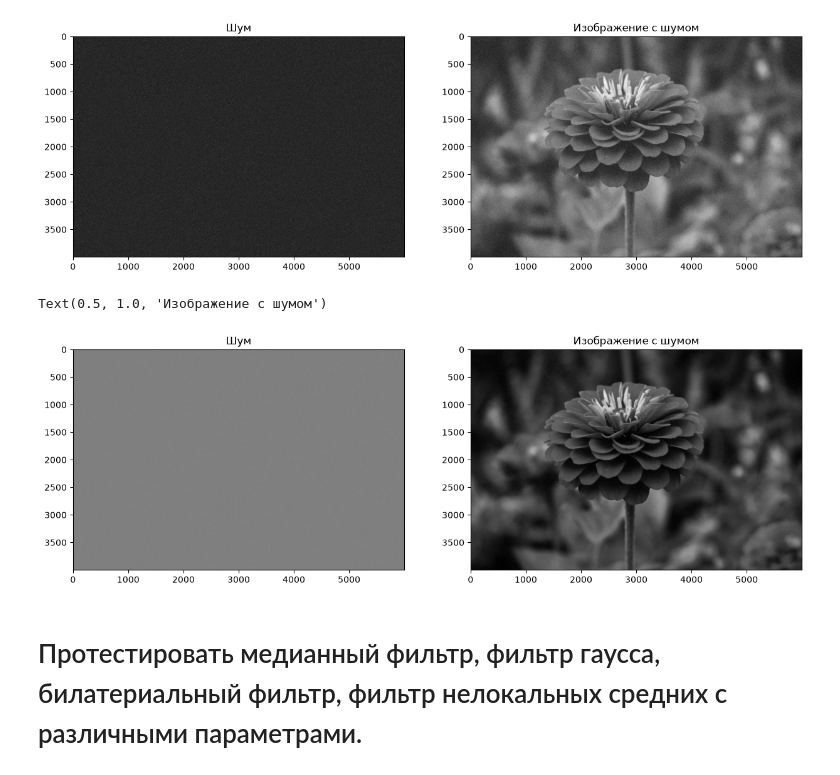
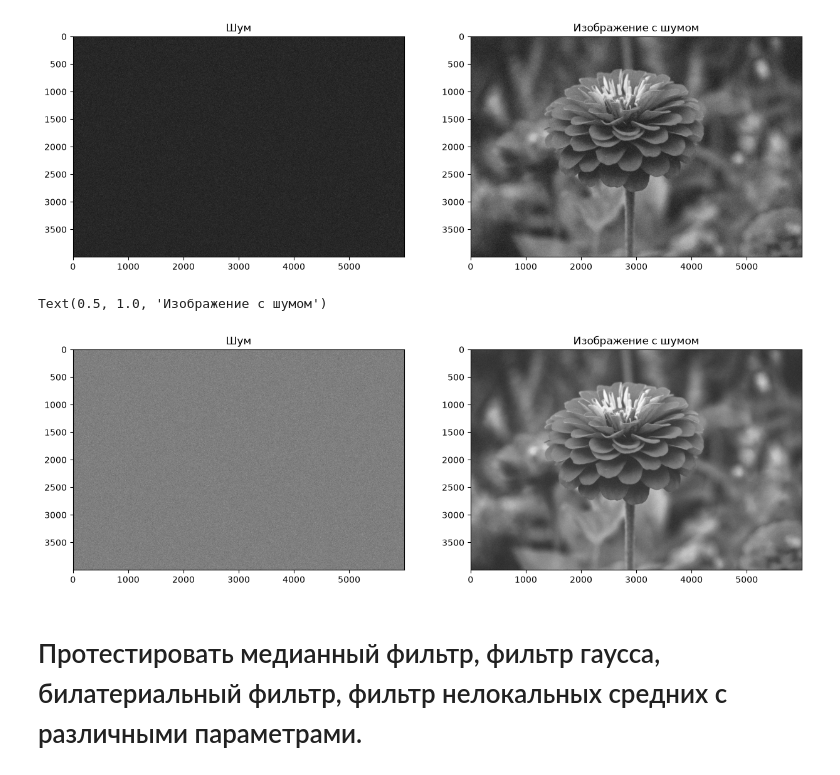
Before and after one commit to CasySh/image-processing-labs, a Jupyter notebook: Lab2.ipynb, the cells around one changed output. Drawn from its saved outputs; the diff is of its cells as text; code cells hidden in the pictures.

```diff
--- a/Lab2.ipynb
+++ b/Lab2.ipynb
@@ -40,31 +40,23 @@ axes[1].set_title('Изображение с шумом')
 Text(0.5, 1.0, 'Изображение с шумом')
 [figure]
 # %%
-# постоянный шум (соль-перец)
-noise =  np.random.randint(0, 101, size = (image_gray.shape[0], image_gray.shape[1]), dtype=int)
-zeros_pixel = np.where(noise == 0)
-ones_pixel = np.where(noise == 100)
-
-bg_image = np.ones(image_gray.shape, np.uint8) * 128
-
-bg_image[zeros_pixel] = 0
-bg_image[ones_pixel] = 255
+# постоянный шум (соль-перец изначально было, названия остались от него)
+a = 0
+b = 100
+noise = np.zeros(image_gray.shape, np.uint8)
+cv2.randu(noise, a, b)
+image_sp = cv2.add(image_gray, noise)
 # %%
-import copy
-
 fig, axes = plt.subplots(1, 2, figsize=(15, 5))
 
-axes[0].imshow(bg_image, cmap="gray")
+axes[0].imshow(noise, cmap="gray")
 axes[0].set_title('Шум')
 
-image_sp = copy.deepcopy(image_gray)
-image_sp[zeros_pixel] = 0
-image_sp[ones_pixel]  = 255
 axes[1].imshow(image_sp, cmap="gray")
 axes[1].set_title('Изображение с шумом')
 # %% [output]
 Text(0.5, 1.0, 'Изображение с шумом')
-[figure, old version]
+[figure, new version]
 # %% [markdown]
 # Протестировать медианный фильтр, фильтр гаусса, билатериальный фильтр, фильтр нелокальных средних с различными параметрами.
 # %%
```
Also changed, not shown: parts of 9 cells of this notebook.
